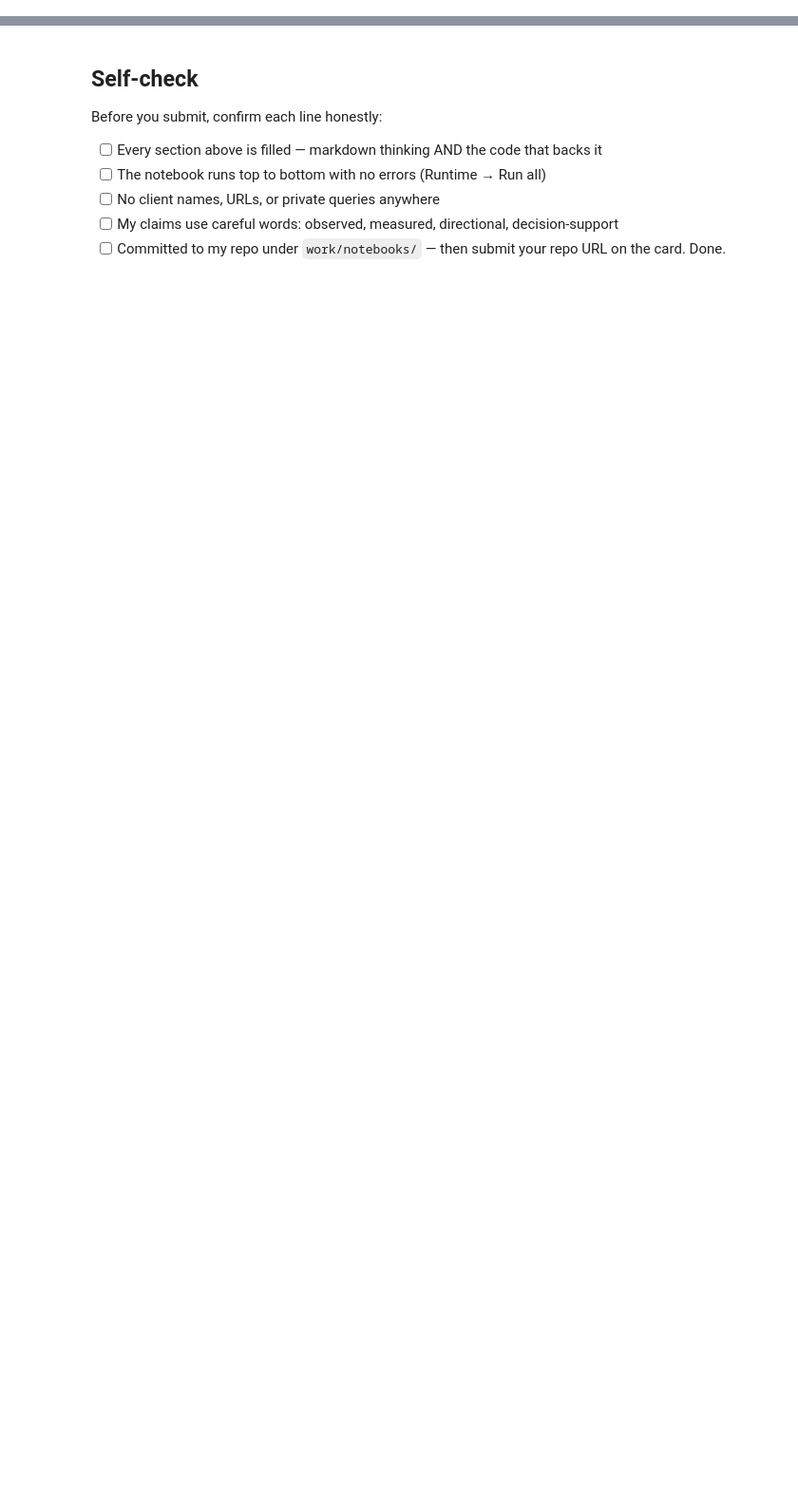
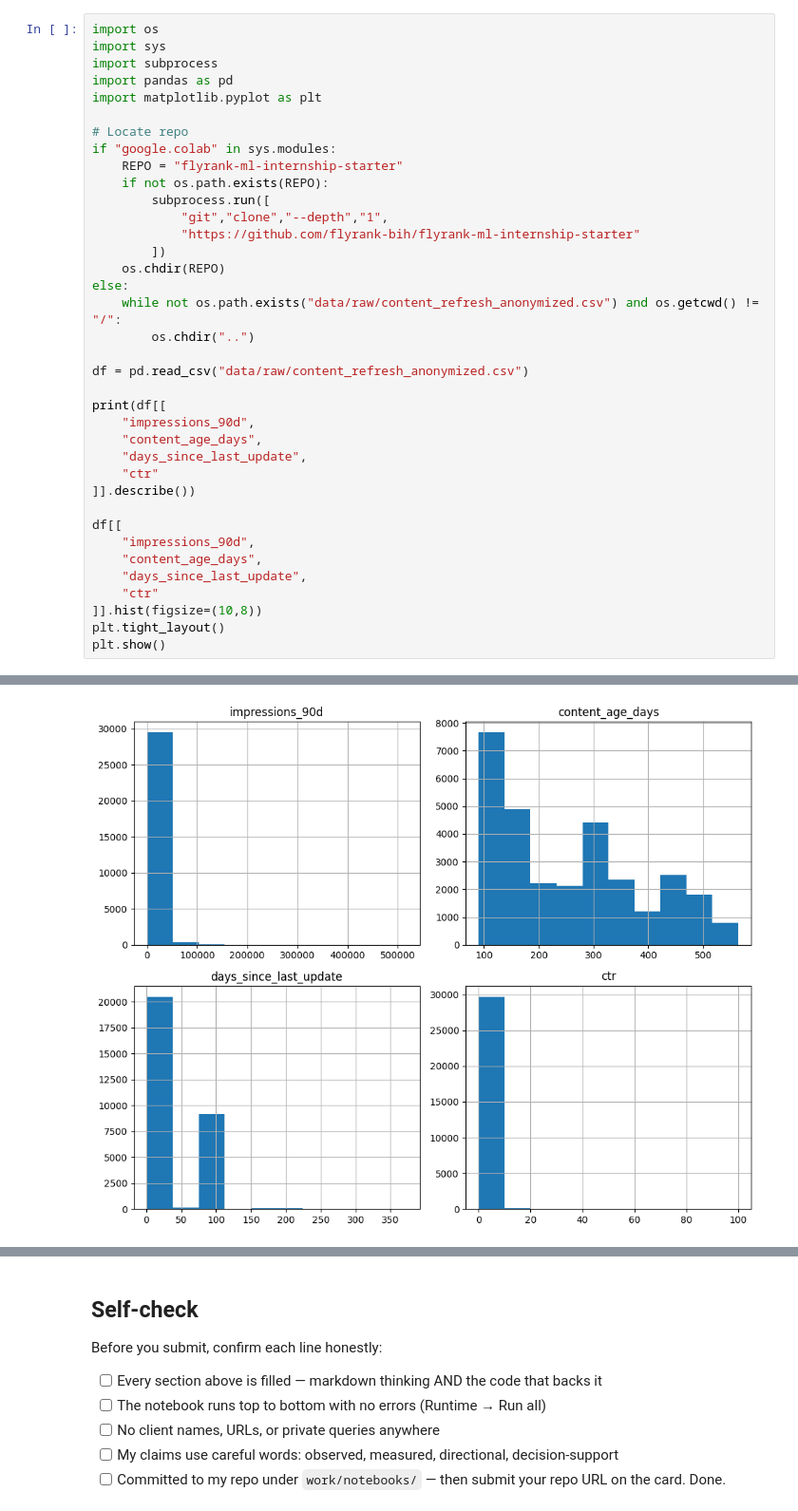
Before and after one commit to ZainAliShah199/flyrank-ml-internship, a Jupyter notebook: work/notebooks/w04_signal_audit.ipynb, the cells around one changed output, grey strips where cells are left out. Shown at 95% size. Saved outputs shown, nothing was run; the diff lists cells and outputs as text; blank space fills up the shorter version.

```diff
--- a/work/notebooks/w04_signal_audit.ipynb
+++ b/work/notebooks/w04_signal_audit.ipynb
@@ -36,0 +19,38 @@ This skeleton is yours to fill. Work the sections **in order** — each one has
+# %%
+import os
+import sys
+import subprocess
+import pandas as pd
+import matplotlib.pyplot as plt
+
+# Locate repo
+if "google.colab" in sys.modules:
+    REPO = "flyrank-ml-internship-starter"
+    if not os.path.exists(REPO):
+        subprocess.run([
+            "git","clone","--depth","1",
+            "https://github.com/flyrank-bih/flyrank-ml-internship-starter"
+        ])
+    os.chdir(REPO)
+else:
+    while not os.path.exists("data/raw/content_refresh_anonymized.csv") and os.getcwd() != "/":
+        os.chdir("..")
+
+df = pd.read_csv("data/raw/content_refresh_anonymized.csv")
+
+print(df[[
+    "impressions_90d",
+    "content_age_days",
+    "days_since_last_update",
+    "ctr"
+]].describe())
+
+df[[
+    "impressions_90d",
+    "content_age_days",
+    "days_since_last_update",
+    "ctr"
+]].hist(figsize=(10,8))
+plt.tight_layout()
+plt.show()
+# %% [output]
@@ -36,0 +66 @@ This skeleton is yours to fill. Work the sections **in order** — each one has
+[figure, added]
```
Also changed, not shown: parts of 17 cells of this notebook.
